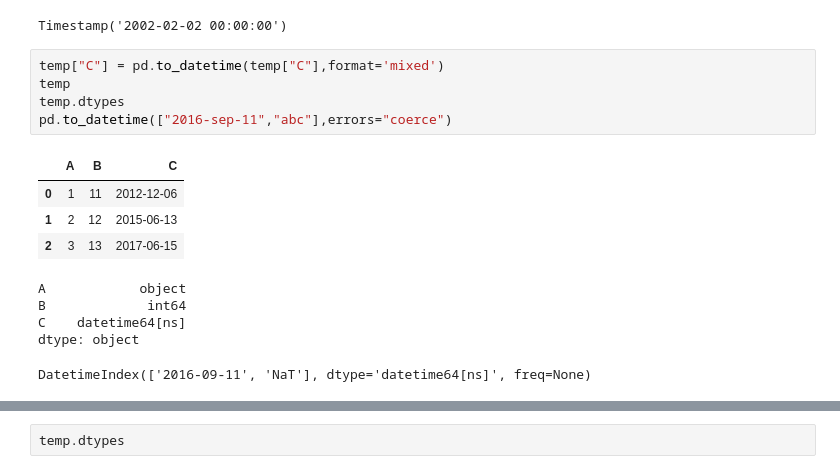
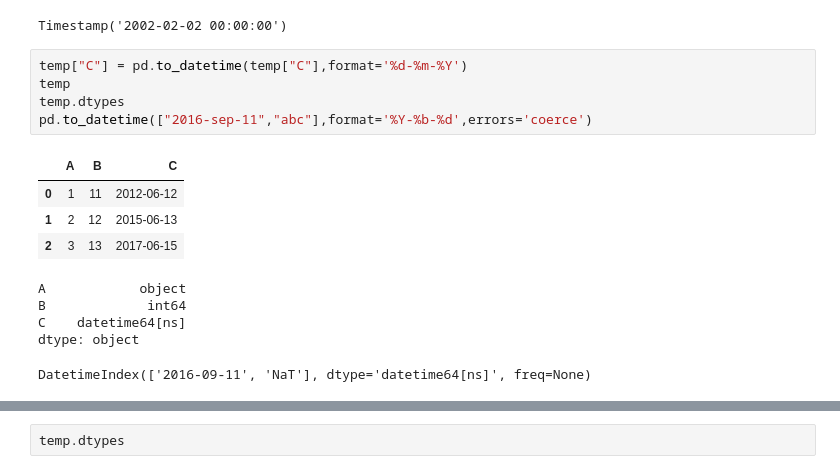
Before and after one commit to Army-man-gif/Courses, a Jupyter notebook: Course 1/Work/python_overview (1).ipynb, the cells around one changed output, grey strips where cells are left out. Saved outputs shown, nothing was run; the diff lists cells and outputs as text.

```diff
--- a/Course 1/Work/python_overview (1).ipynb
+++ b/Course 1/Work/python_overview (1).ipynb
@@ -241,13 +242,13 @@ pd.to_datetime("2002-feb-02")
 # %% [output]
 Timestamp('2002-02-02 00:00:00')
 # %%
-temp["C"] = pd.to_datetime(temp["C"],format='mixed')
+temp["C"] = pd.to_datetime(temp["C"],format='%d-%m-%Y')
 temp
 temp.dtypes
-pd.to_datetime(["2016-sep-11","abc"],errors="coerce")
+pd.to_datetime(["2016-sep-11","abc"],format='%Y-%b-%d',errors='coerce')
 # %% [output]
 |  | A | B | C |
-| 0 | 1 | 11 | 2012-12-06 |
+| 0 | 1 | 11 | 2012-06-12 |
 | 1 | 2 | 12 | 2015-06-13 |
 | 2 | 3 | 13 | 2017-06-15 |
 A            object
```
Also changed, not shown: parts of 2 cells of this notebook.
